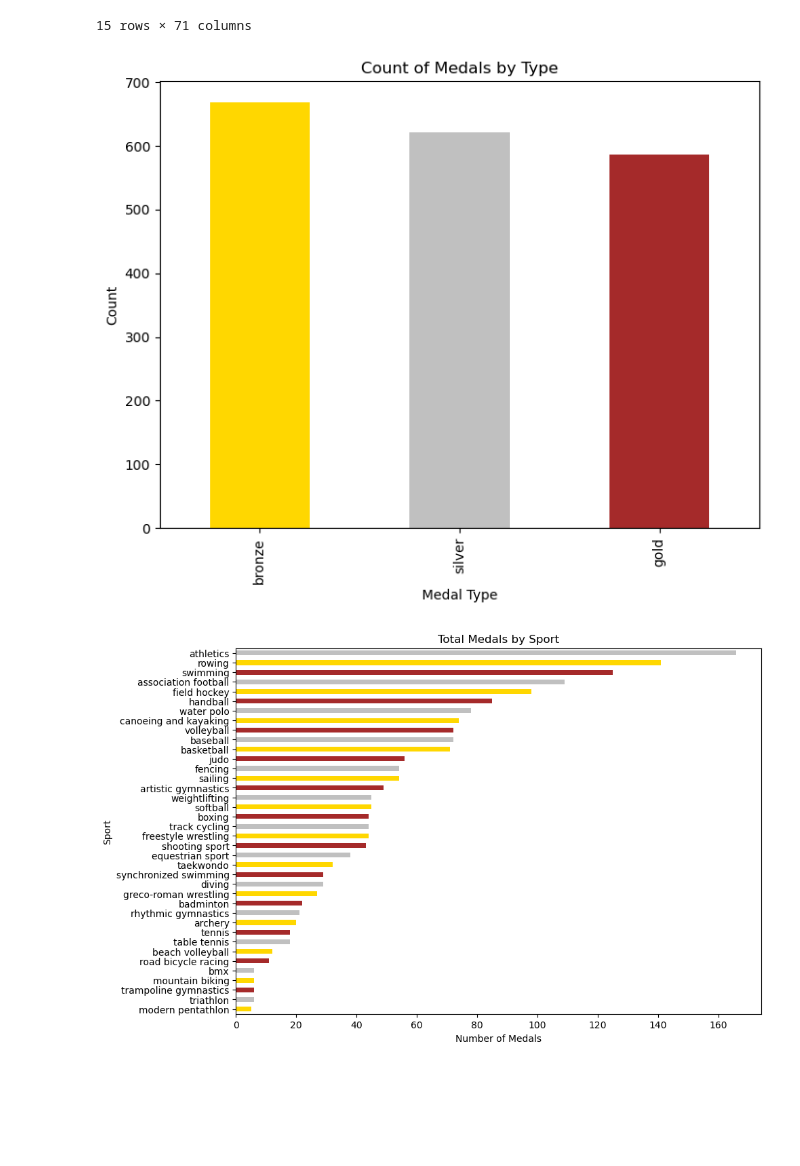
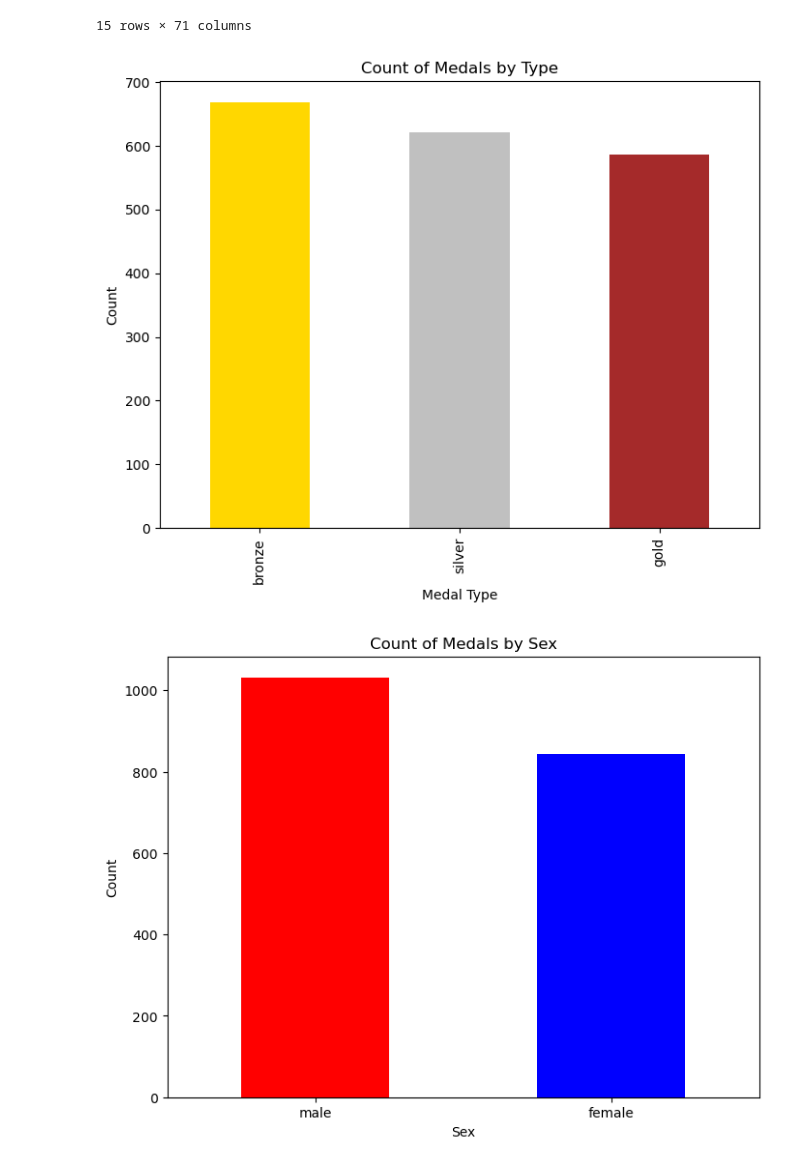
Before and after one commit to wsteadman/Steadman-Data-Science-Portfolio, a Jupyter notebook: Tidy Data Project/Olympians.ipynb, the cells around one changed output. Cells and saved outputs as stored; diff of their text form; code cells hidden in the pictures; blank space fills up the shorter version.

```diff
--- a/Tidy Data Project/Olympians.ipynb
+++ b/Tidy Data Project/Olympians.ipynb
@@ -43,31 +43,46 @@ df_melted.head(20)
 # Each type of observational unit forms its own table. - seperate sports into columns
 
 # look up jupyter visualizations
 
 
 medal_counts = df_melted['Medal'].value_counts()
 
 # Create a simple bar plot using pandas
 medal_counts.plot(kind='bar', color=['gold', 'silver', 'brown'], figsize=(8, 6))
 plt.title('Count of Medals by Type')
 plt.xlabel('Medal Type')
 plt.ylabel('Count')
 plt.show()
 
+
+medal_counts2 = df_melted['Sex'].value_counts()
+
+# Create a simple bar plot using pandas with valid color names
+medal_counts2.plot(kind='bar', color=['red', 'blue'], figsize=(8, 6))  # Use hex color codes or color names
+
+plt.title('Count of Medals by Sex')
+plt.xlabel('Sex')
+plt.ylabel('Count')
+plt.xticks(rotation=0)  # Make the x-axis labels readable
+plt.show()
+
+
+
+
 # Count the medals by Sport and Sex
 medals_by_sport_sex = df_melted.groupby(['Sport', 'Sex'])['Medal'].value_counts().unstack().fillna(0)
 
 # Create a stacked bar chart
 medals_by_sport = df_melted.groupby('Sport')['Medal'].value_counts().unstack().fillna(0)
 
 # Create a horizontal bar chart
 medals_by_sport.sum(axis=1).sort_values().plot(kind='barh', color=['gold', 'silver', 'brown'], figsize=(10, 7))
 
 # Plot formatting
 plt.title('Total Medals by Sport')
 plt.xlabel('Number of Medals')
 plt.ylabel('Sport')
 plt.show()
 # %% [output]
 [figure]
-[figure, old version]
+[figure, new version]
```
Also changed, not shown: parts of 1 cell of this notebook.
